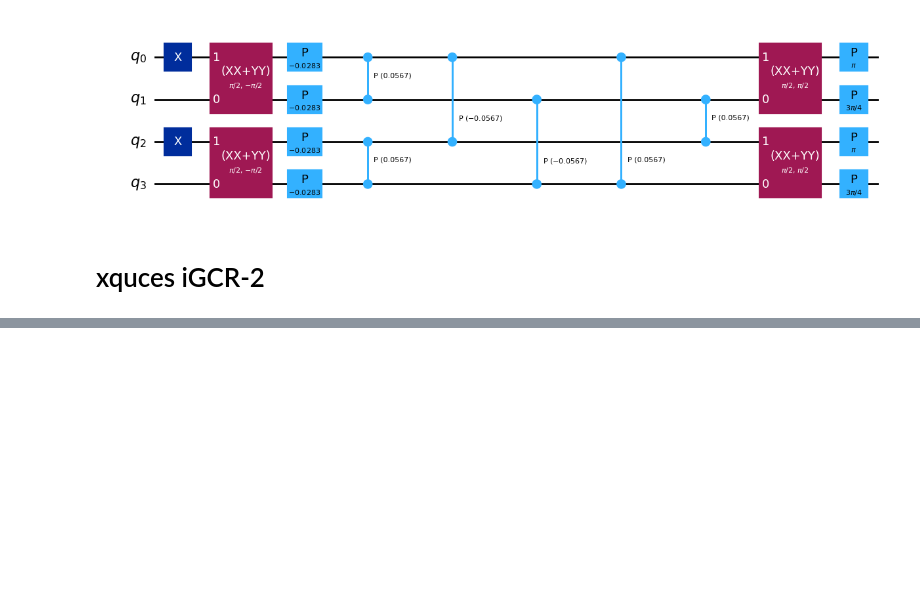
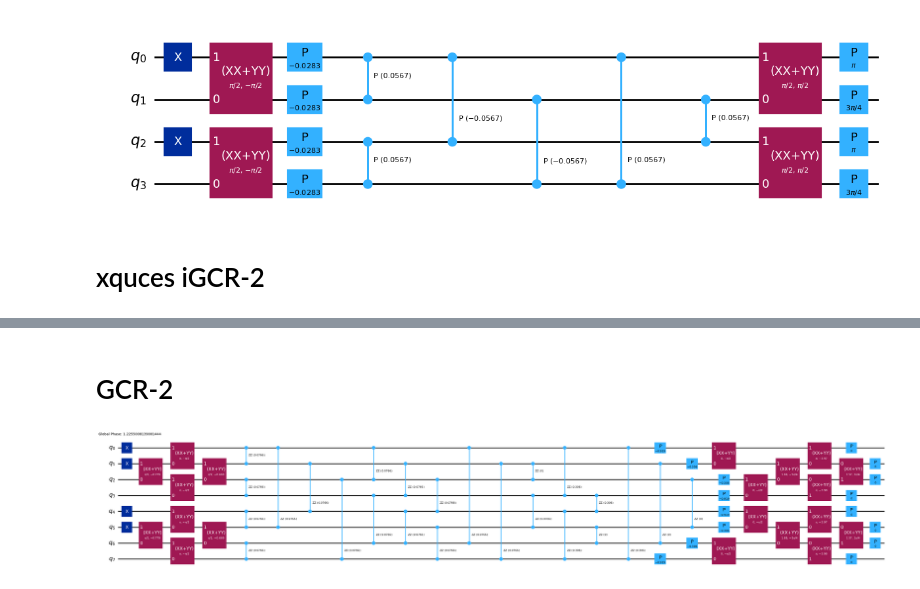
Before and after one commit to davidomanovic/xquces, a Jupyter notebook: examples/igcr2_circuit.ipynb, the cells around one changed output, grey strips where cells are left out. Drawn from its saved outputs; the diff is of its cells as text; code cells hidden in the pictures; blank space fills up the shorter version.

Commit message:
igcr 3 implementation

```diff
--- a/examples/igcr2_circuit.ipynb
+++ b/examples/igcr2_circuit.ipynb
@@ -350,0 +353,14 @@ iGCR2                               5       13 global_phase: 1, p: 4, rzz: 2, x:
+# %%
+from qiskit.transpiler import PassManager
+from qiskit.transpiler.passes import UnrollCustomDefinitions
+from qiskit.circuit.equivalence_library import SessionEquivalenceLibrary
+
+BASIS_GATES = ["xx_plus_yy", "cp", "p", "x", "mcphase"]
+
+# UnrollCustomDefinitions does one DAG pass per call (no recursion within a pass),
+# so repeat enough times to cover the gate nesting depth.
+_unroll_pass = UnrollCustomDefinitions(SessionEquivalenceLibrary, basis_gates=BASIS_GATES)
+_pm_to_basis = PassManager([_unroll_pass] * 6)
+
+def decompose_to_basis(circuit):
+    return _pm_to_basis.run(circuit)
@@ -350,0 +551,6 @@ iGCR2                               5       13 global_phase: 1, p: 4, rzz: 2, x:
+# %% [markdown]
+# GCR-2
+# %%
+h4_igcr2_givens_circuit.draw("mpl", fold=-1, idle_wires=False)
+# %% [output]
+[figure, added]
```
Also changed, not shown: parts of 10 cells of this notebook, 16 other files.
